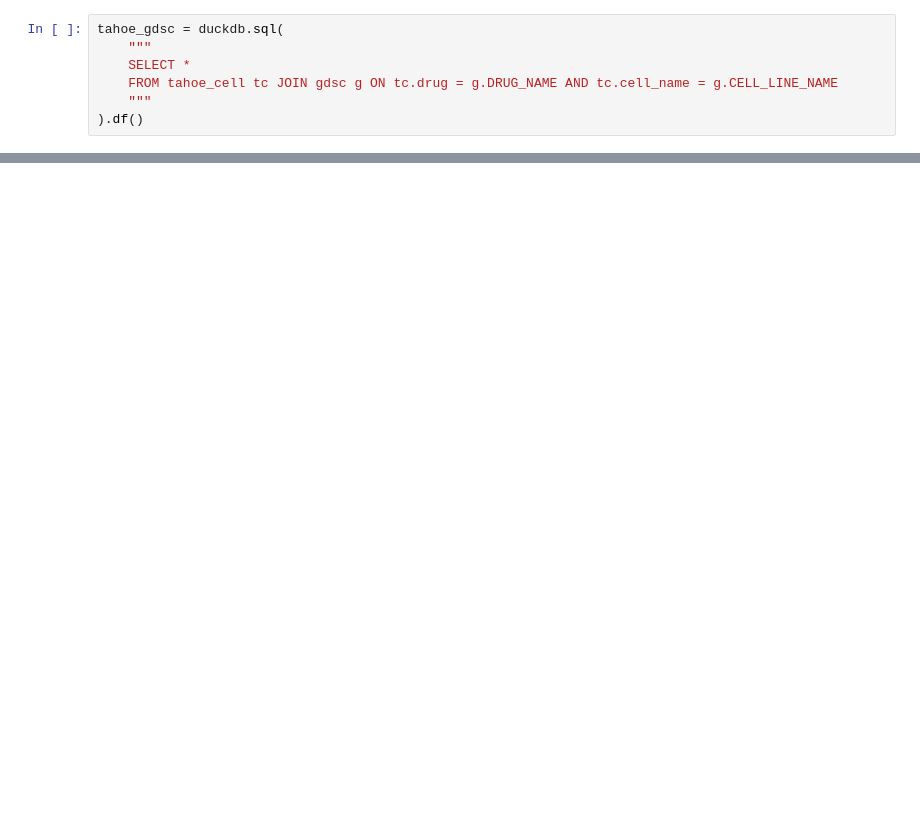
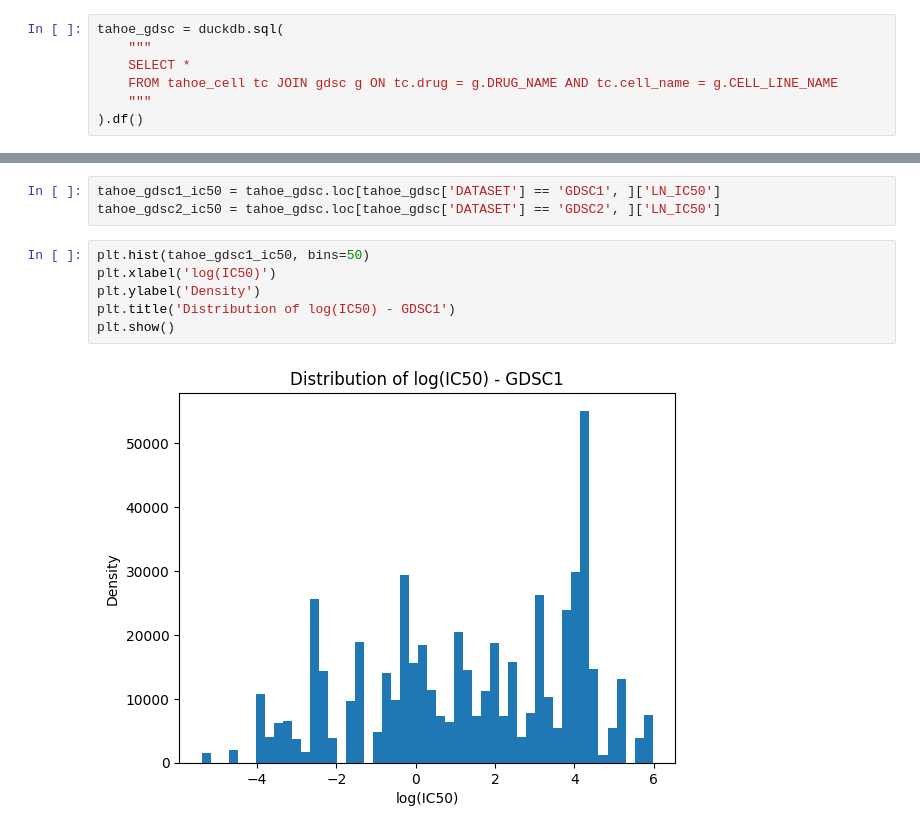
Before and after one commit to yutiachen5/Tahoe100M_practice, a Jupyter notebook: preprocessing.ipynb, the cells around one changed output, grey strips where cells are left out. Cells and saved outputs as stored; diff of their text form; blank space fills up the shorter version.

```diff
--- a/preprocessing.ipynb
+++ b/preprocessing.ipynb
@@ -136,0 +174,11 @@ tahoe_gdsc_copy
+# %%
+tahoe_gdsc1_ic50 = tahoe_gdsc.loc[tahoe_gdsc['DATASET'] == 'GDSC1', ]['LN_IC50']
+tahoe_gdsc2_ic50 = tahoe_gdsc.loc[tahoe_gdsc['DATASET'] == 'GDSC2', ]['LN_IC50']
+# %%
+plt.hist(tahoe_gdsc1_ic50, bins=50)
+plt.xlabel('log(IC50)')
+plt.ylabel('Density')
+plt.title('Distribution of log(IC50) - GDSC1')
+plt.show()
+# %% [output]
+[figure, added]
```
Also changed, not shown: parts of 31 cells of this notebook, 11 other files.
